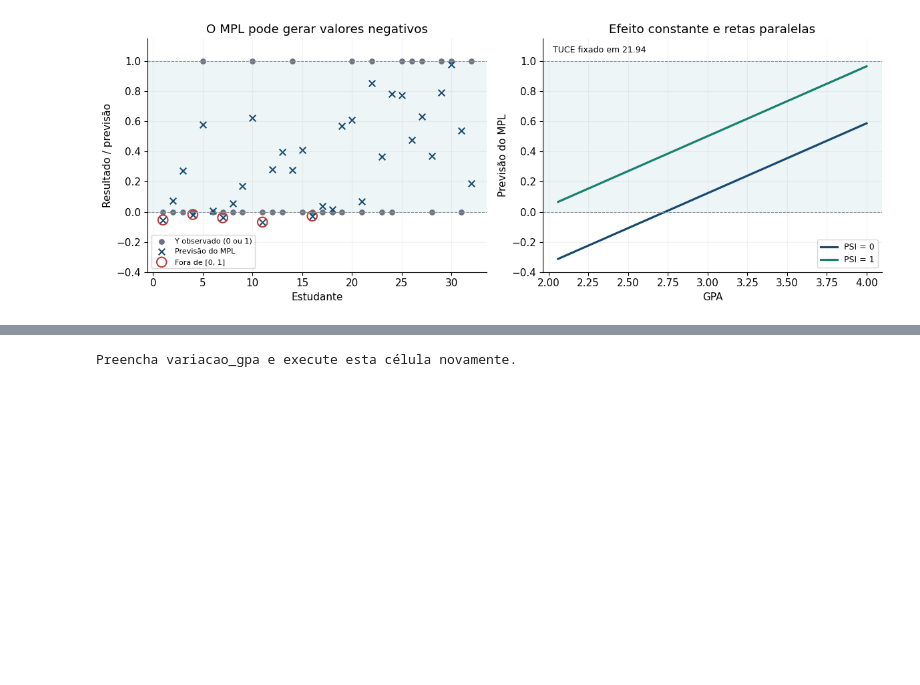
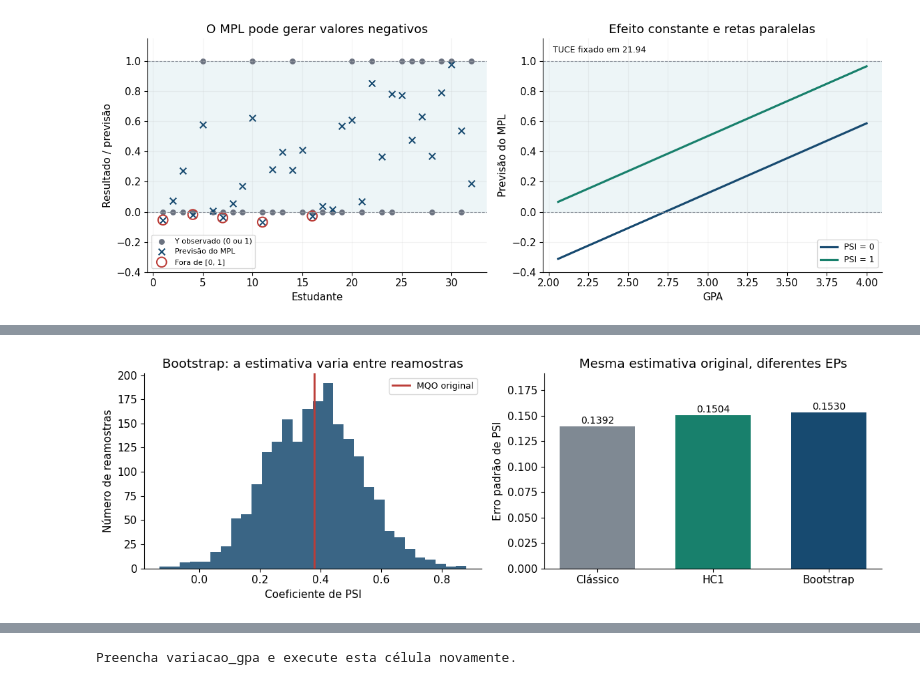
Before and after one commit to FPetterini/econometria, a Jupyter notebook: Aula_01_MPL_Gujarati_60min.ipynb, the cells around one changed output, grey strips where cells are left out. Drawn from its saved outputs; the diff is of its cells as text; code cells hidden in the pictures; blank space fills up the shorter version.

```diff
--- a/Aula_01_MPL_Gujarati_60min.ipynb
+++ b/Aula_01_MPL_Gujarati_60min.ipynb
@@ -340,0 +529,22 @@ display(comparacao_erros.style.format("{:.4f}"))
+# %%
+# Ilustração: dispersão das estimativas de PSI nas reamostras.
+j_psi = nomes.index("PSI")
+fig, eixos = plt.subplots(1, 2, figsize=(11.5, 3.8))
+
+eixos[0].hist(coeficientes_boot[:, j_psi], bins=30, color="#174a70", alpha=0.85)
+eixos[0].axvline(mpl.params["PSI"], color="#bc3d38", linewidth=2, label="MQO original")
+eixos[0].set(xlabel="Coeficiente de PSI", ylabel="Número de reamostras",
+             title="Bootstrap: a estimativa varia entre reamostras")
+eixos[0].legend(fontsize=9)
+
+ep_psi = [mpl.bse["PSI"], mpl_robusto.bse[j_psi], ep_bootstrap["PSI"]]
+eixos[1].bar(["Clássico", "HC1", "Bootstrap"], ep_psi,
+             color=["#7f8993", "#18806c", "#174a70"], width=0.65)
+for i, valor in enumerate(ep_psi):
+    eixos[1].text(i, valor + 0.003, f"{valor:.4f}", ha="center", fontsize=10)
+eixos[1].set(ylabel="Erro padrão de PSI", title="Mesma estimativa original, diferentes EPs",
+             ylim=(0, max(ep_psi) * 1.25))
+fig.tight_layout()
+plt.show()
+# %% [output]
+[figure, added]
```
Also changed, not shown: parts of 34 cells of this notebook.
